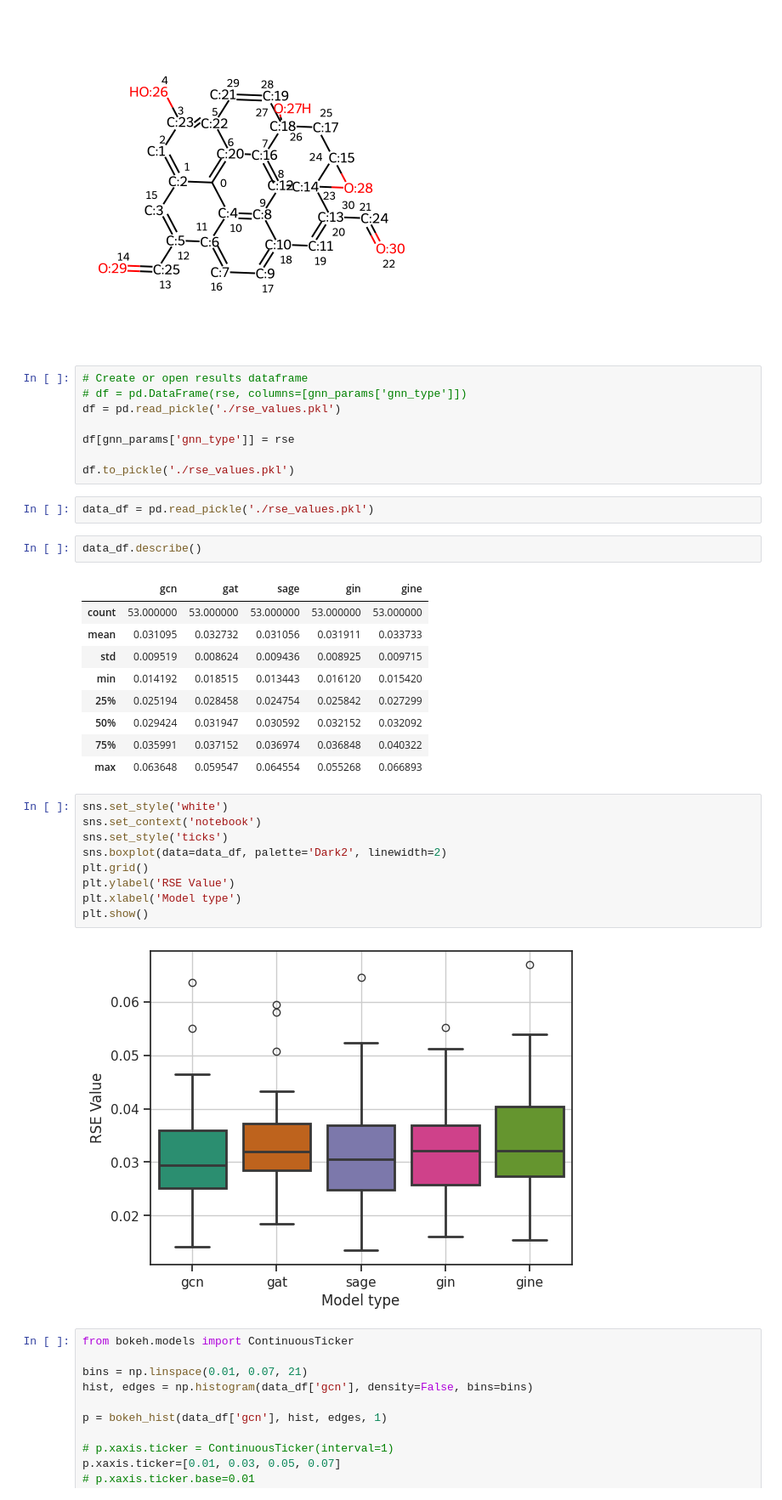
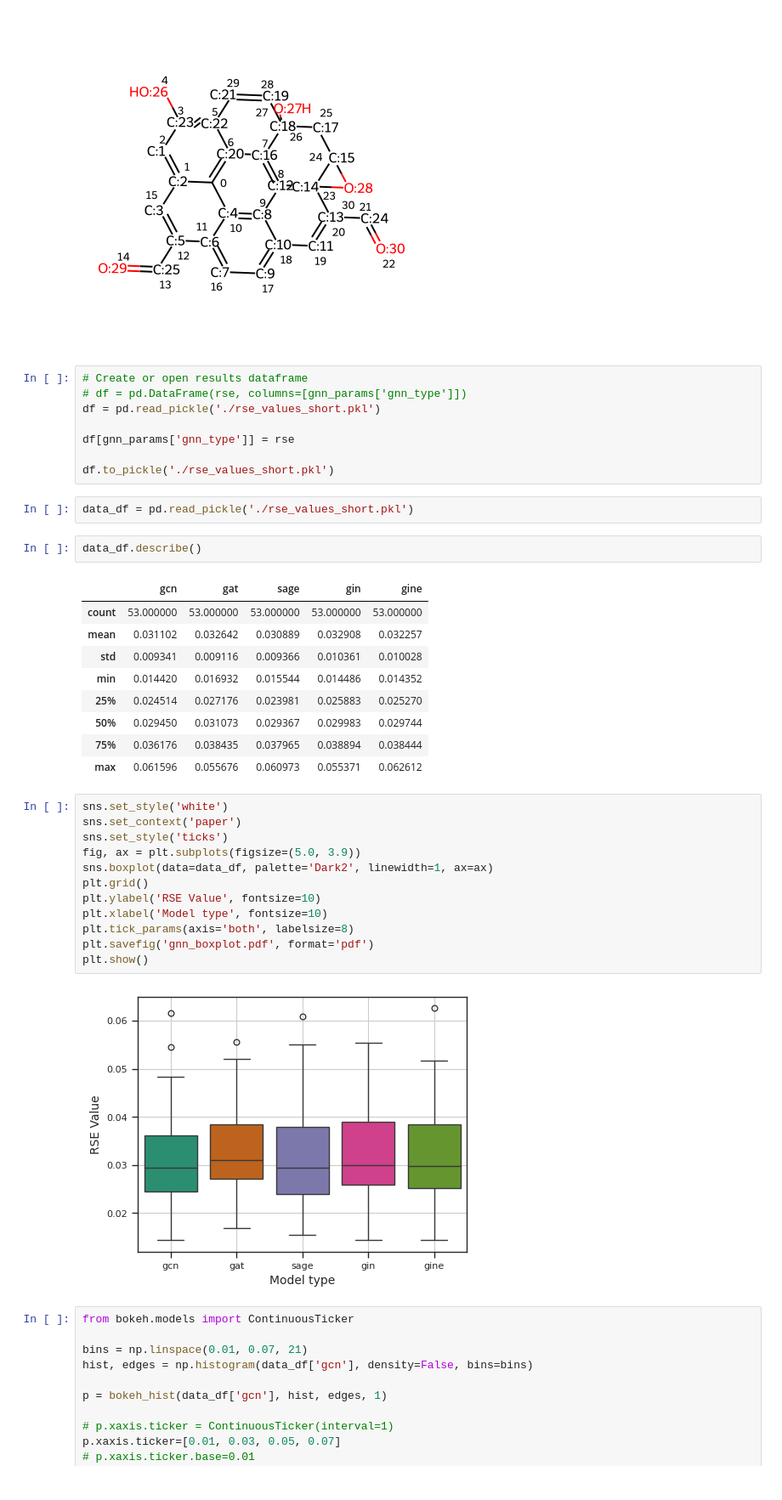
Before and after one commit to sam-j-hall/GNN-XAS-GO, a Jupyter notebook: GNN/test_gnn.ipynb, the cells around one changed output. Shown at 85% size. Cells and saved outputs as stored; diff of their text form.

Commit message:
Format boxplot

```diff
--- a/GNN/test_gnn.ipynb
+++ b/GNN/test_gnn.ipynb
@@ -156,36 +168,39 @@ mol
 # %%
 # Create or open results dataframe
 # df = pd.DataFrame(rse, columns=[gnn_params['gnn_type']])
-df = pd.read_pickle('./rse_values.pkl')
+df = pd.read_pickle('./rse_values_short.pkl')
 
 df[gnn_params['gnn_type']] = rse
 
-df.to_pickle('./rse_values.pkl')
+df.to_pickle('./rse_values_short.pkl')
 # %%
-data_df = pd.read_pickle('./rse_values.pkl')
+data_df = pd.read_pickle('./rse_values_short.pkl')
 # %%
 data_df.describe()
 # %% [output]
 |  | gcn | gat | sage | gin | gine |
 | count | 53.000000 | 53.000000 | 53.000000 | 53.000000 | 53.000000 |
-| mean | 0.031095 | 0.032732 | 0.031056 | 0.031911 | 0.033733 |
-| std | 0.009519 | 0.008624 | 0.009436 | 0.008925 | 0.009715 |
-| min | 0.014192 | 0.018515 | 0.013443 | 0.016120 | 0.015420 |
-| 25% | 0.025194 | 0.028458 | 0.024754 | 0.025842 | 0.027299 |
-| 50% | 0.029424 | 0.031947 | 0.030592 | 0.032152 | 0.032092 |
-| 75% | 0.035991 | 0.037152 | 0.036974 | 0.036848 | 0.040322 |
-| max | 0.063648 | 0.059547 | 0.064554 | 0.055268 | 0.066893 |
+| mean | 0.031102 | 0.032642 | 0.030889 | 0.032908 | 0.032257 |
+| std | 0.009341 | 0.009116 | 0.009366 | 0.010361 | 0.010028 |
+| min | 0.014420 | 0.016932 | 0.015544 | 0.014486 | 0.014352 |
+| 25% | 0.024514 | 0.027176 | 0.023981 | 0.025883 | 0.025270 |
+| 50% | 0.029450 | 0.031073 | 0.029367 | 0.029983 | 0.029744 |
+| 75% | 0.036176 | 0.038435 | 0.037965 | 0.038894 | 0.038444 |
+| max | 0.061596 | 0.055676 | 0.060973 | 0.055371 | 0.062612 |
 # %%
 sns.set_style('white')
-sns.set_context('notebook')
+sns.set_context('paper')
 sns.set_style('ticks')
-sns.boxplot(data=data_df, palette='Dark2', linewidth=2)
+fig, ax = plt.subplots(figsize=(5.0, 3.9))
+sns.boxplot(data=data_df, palette='Dark2', linewidth=1, ax=ax)
 plt.grid()
-plt.ylabel('RSE Value')
-plt.xlabel('Model type')
+plt.ylabel('RSE Value', fontsize=10)
+plt.xlabel('Model type', fontsize=10)
+plt.tick_params(axis='both', labelsize=8)
+plt.savefig('gnn_boxplot.pdf', format='pdf')
 plt.show()
 # %% [output]
-[figure, old version]
+[figure, new version]
 # %%
 from bokeh.models import ContinuousTicker
 
```
Also changed, not shown: parts of 11 cells of this notebook.
